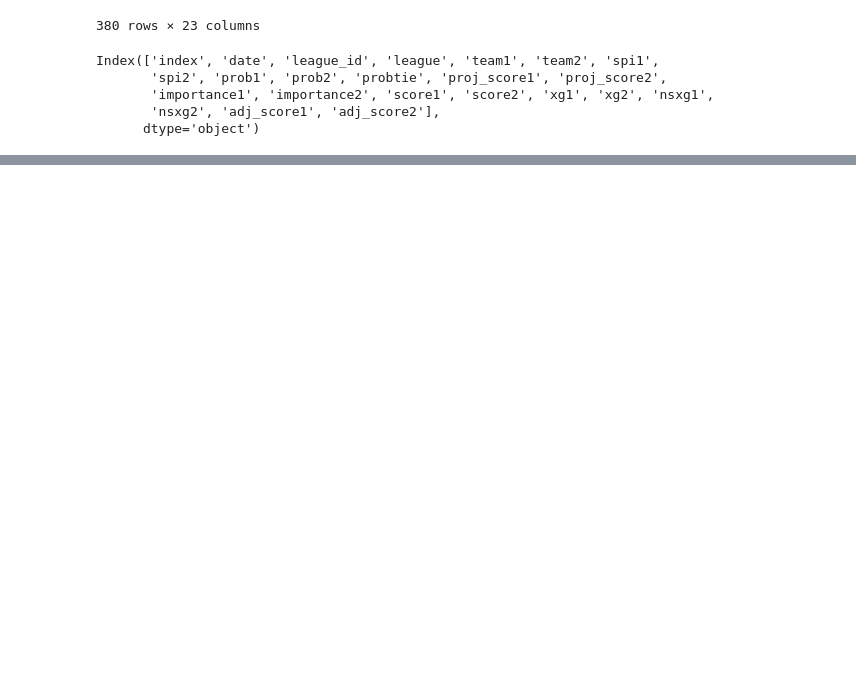
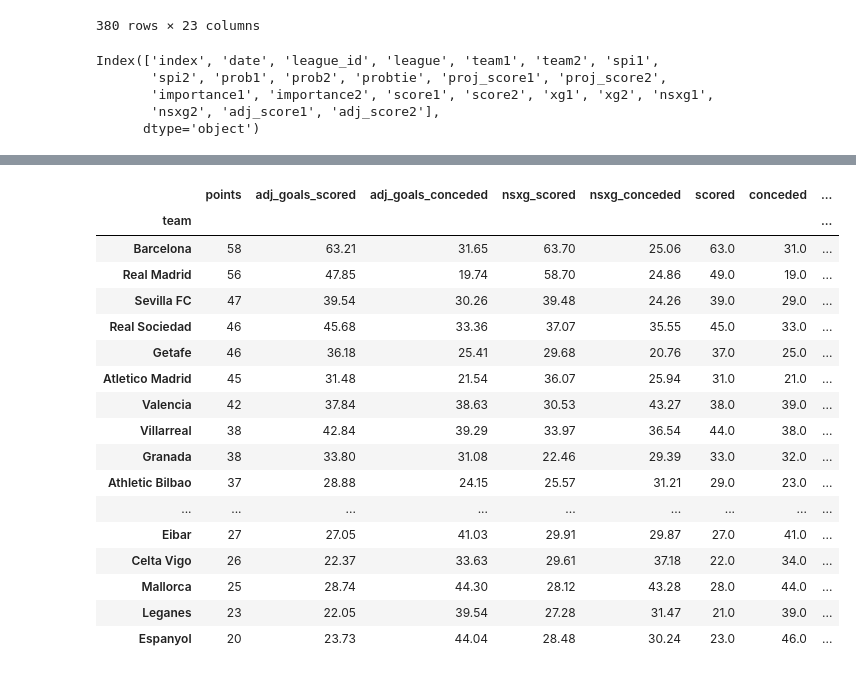
Before and after one commit to stcondon/tables4tableau, a Jupyter notebook: t/notebooks/fte-transformations.ipynb, the cells around one changed output, grey strips where cells are left out. Saved outputs shown, nothing was run; the diff lists cells and outputs as text; code cells hidden in the pictures; blank space fills up the shorter version.

```diff
--- a/t/notebooks/fte-transformations.ipynb
+++ b/t/notebooks/fte-transformations.ipynb
@@ -158,3 +155,31 @@ fte_england_tb(df)
 | AFC Bournemouth | 47.71 | 29.80 | 47.0 | 48.71 | 31.97 | 38 | 27 | 29.0 | ... |
 | Aston Villa | 56.13 | 34.02 | 56.0 | 52.23 | 34.25 | 38 | 25 | 34.0 | ... |
 | Norwich City | 53.22 | 25.40 | 52.0 | 49.94 | 32.10 | 38 | 21 | 25.0 | ... |
+# %%
+def fte_spain_tb(df):
+    t = fte_mvp(df)
+
+    if t.duplicated(subset='points', keep = False).sum() > 0:
+        t['tb'] = 0
+        ties = t[t.duplicated(subset='points', keep = False)]['points'].unique()
+        for tie in ties:
+            teams = t[t['points'] == tie].index.values
+            temp = df.loc[df['team1'].isin(teams) & df['team2'].isin(teams)].dropna()
+            if len(temp.index) < (len(teams) * (len(teams) - 1)):
+                for team in teams: t.at[team, 'tb'] = 1
+            else:
+                mini = fte_mvp(temp)
+                if mini.duplicated(subset = ['points', 'goal_difference'], keep = False).sum() > 0:
+                    mini = pd.merge(mini, t[['goal_difference']], how = 'inner', left_index=True, right_index=True, suffixes=['', '_total'])
+                    mini = mini.sort_values(by=['points', 'goal_difference', 'goal_difference_total'], ascending = False)
+                else:
+                    mini = mini.sort_values(by=['points', 'goal_difference'], ascending = False)
+
+                mini['tb'] = 2 * mini.shape[0] - mini.reset_index().index
+                t.update(mini['tb'])
+        t = t.sort_values(by=['points', 'tb', 'goal_difference', 'scored'], ascending = False)
+        t.drop('tb', axis = 1, inplace=True)
+    else:
+        t = t.sort_values(by='points', ascending = False)
+    t['position'] = t.reset_index().index + 1
+    return t
@@ -160,0 +195,21 @@ fte_england_tb(df)
+# %%
+fte_spain_tb(df)
+# %% [output]
+|  | points | adj_goals_scored | adj_goals_conceded | nsxg_scored | nsxg_conceded | scored | conceded | ... |
+| team |  |  |  |  |  |  |  | ... |
+| Barcelona | 58 | 63.21 | 31.65 | 63.70 | 25.06 | 63.0 | 31.0 | ... |
+| Real Madrid | 56 | 47.85 | 19.74 | 58.70 | 24.86 | 49.0 | 19.0 | ... |
+| Sevilla FC | 47 | 39.54 | 30.26 | 39.48 | 24.26 | 39.0 | 29.0 | ... |
+| Real Sociedad | 46 | 45.68 | 33.36 | 37.07 | 35.55 | 45.0 | 33.0 | ... |
+| Getafe | 46 | 36.18 | 25.41 | 29.68 | 20.76 | 37.0 | 25.0 | ... |
+| Atletico Madrid | 45 | 31.48 | 21.54 | 36.07 | 25.94 | 31.0 | 21.0 | ... |
+| Valencia | 42 | 37.84 | 38.63 | 30.53 | 43.27 | 38.0 | 39.0 | ... |
+| Villarreal | 38 | 42.84 | 39.29 | 33.97 | 36.54 | 44.0 | 38.0 | ... |
+| Granada | 38 | 33.80 | 31.08 | 22.46 | 29.39 | 33.0 | 32.0 | ... |
+| Athletic Bilbao | 37 | 28.88 | 24.15 | 25.57 | 31.21 | 29.0 | 23.0 | ... |
+| ... | ... | ... | ... | ... | ... | ... | ... | ... |
+| Eibar | 27 | 27.05 | 41.03 | 29.91 | 29.87 | 27.0 | 41.0 | ... |
+| Celta Vigo | 26 | 22.37 | 33.63 | 29.61 | 37.18 | 22.0 | 34.0 | ... |
+| Mallorca | 25 | 28.74 | 44.30 | 28.12 | 43.28 | 28.0 | 44.0 | ... |
+| Leganes | 23 | 22.05 | 39.54 | 27.28 | 31.47 | 21.0 | 39.0 | ... |
+| Espanyol | 20 | 23.73 | 44.04 | 28.48 | 30.24 | 23.0 | 46.0 | ... |
```
Also changed, not shown: parts of 4 cells of this notebook, 3 other files.
